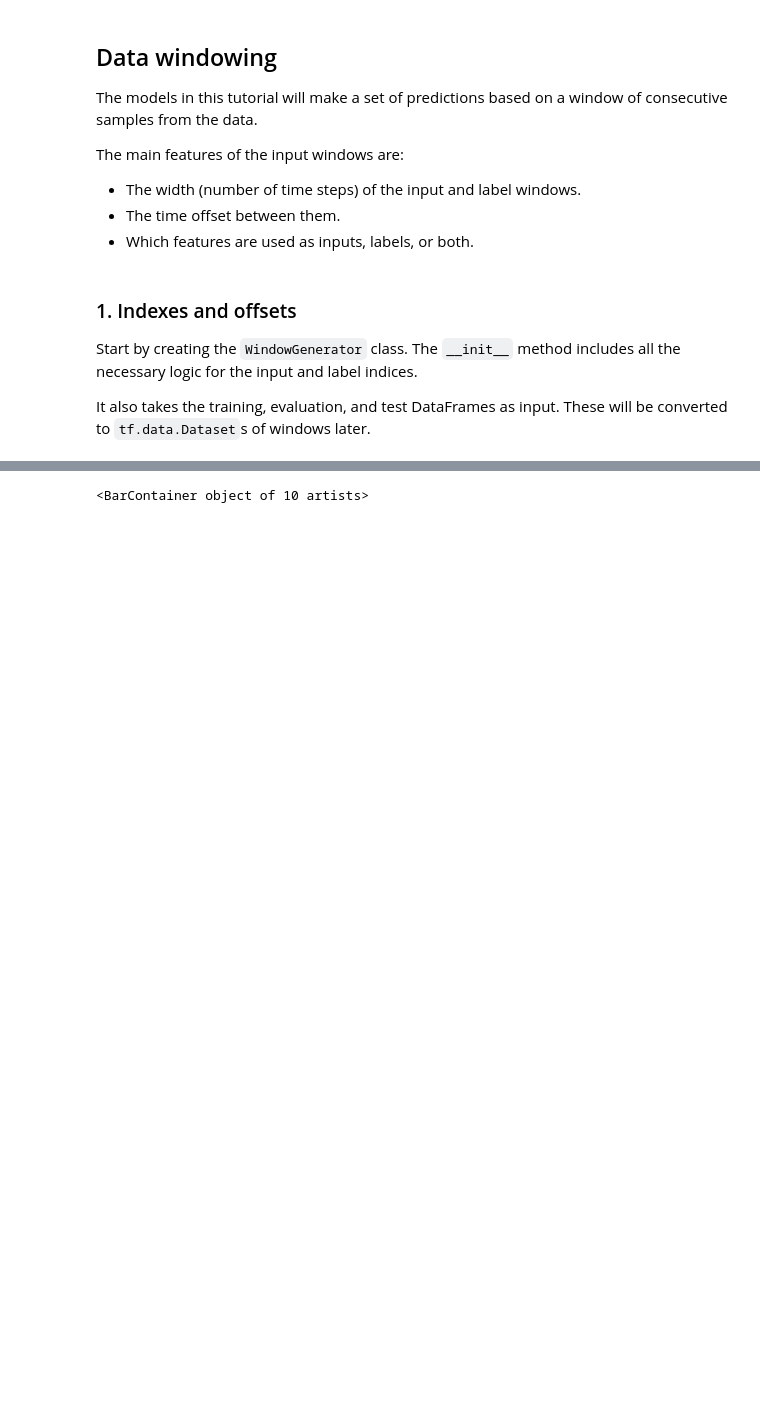
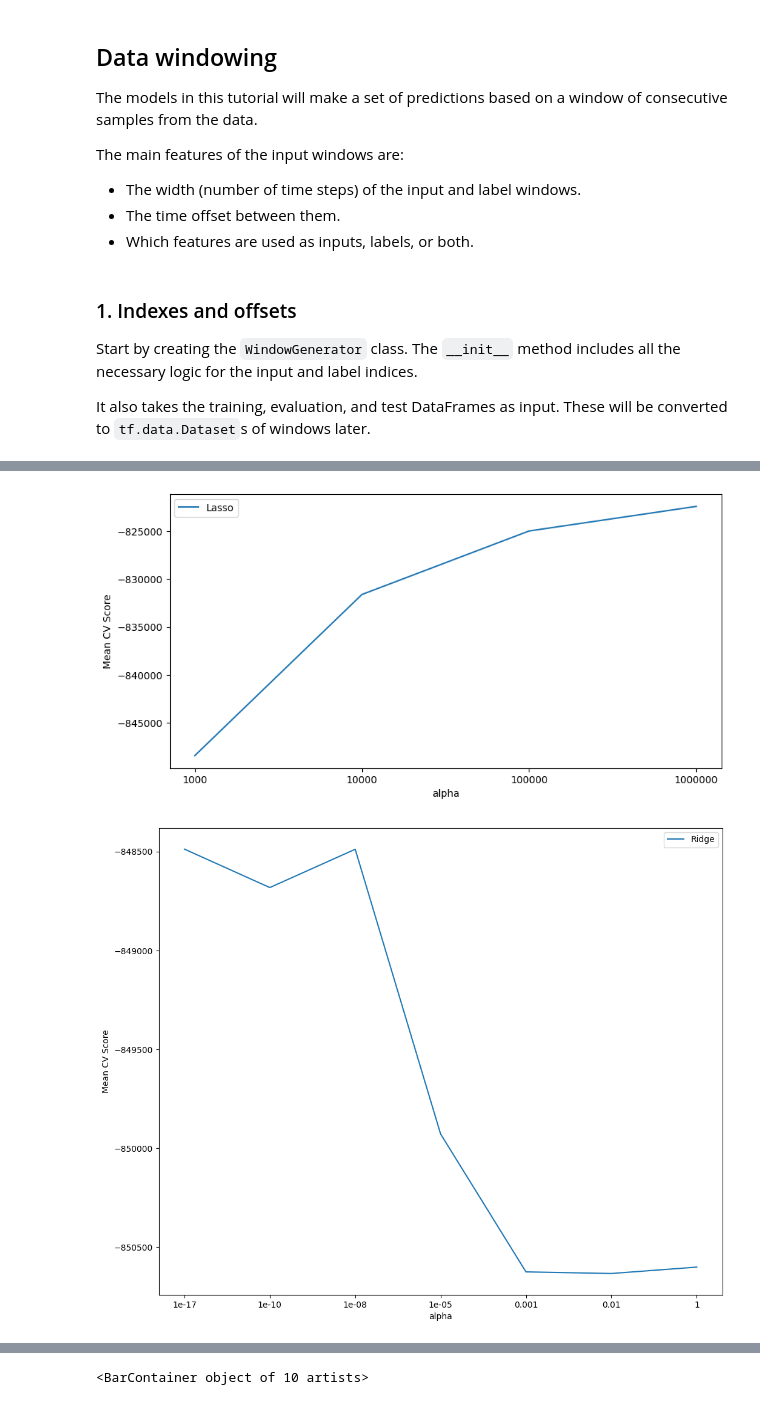
Before and after one commit to alextsaf/Thesis-NTUA, a Jupyter notebook: window.ipynb, the cells around one changed output, grey strips where cells are left out. Cells and saved outputs as stored; diff of their text form; code cells hidden in the pictures; blank space fills up the shorter version.

Commit message:
Investigated Lasso, Ridge, ElasticNet and Polynomial Regressions

```diff
--- a/window.ipynb
+++ b/window.ipynb
@@ -231 +216,3 @@ WindowGenerator.example = example
+# %%
+labels = 'CPUTime'
 # %%
@@ -274,0 +374,28 @@ plt.show()
+# %%
+#plot grid search result MAE
+
+lasso_alpha = [str(i) for i in lasso_grid.cv_results_['param_alpha']]
+ridge_alpha = [str(i) for i in ridge_grid.cv_results_['param_alpha']]
+elastic_alpha = [str(i) for i in elastic_grid.cv_results_['param_alpha']]
+
+plt.figure(figsize=(10, 5))
+plt.plot(lasso_alpha, lasso_grid.cv_results_['mean_test_score'], label='Lasso')
+plt.xlabel('alpha')
+plt.ylabel('Mean CV Score')
+plt.legend()
+plt.show()
+
+plt.plot(ridge_alpha, ridge_grid.cv_results_['mean_test_score'], label='Ridge')
+plt.xlabel('alpha')
+plt.ylabel('Mean CV Score')
+plt.legend()
+plt.show()
+
+plt.plot(elastic_alpha, elastic_grid.cv_results_['mean_test_score'], label='Elastic Net')
+plt.xlabel('alpha')
+plt.ylabel('Mean CV Score')
+plt.legend()
+plt.show()
+# %% [output]
+[figure, added]
+[figure, added]
```
Also changed, not shown: parts of 20 cells of this notebook.
